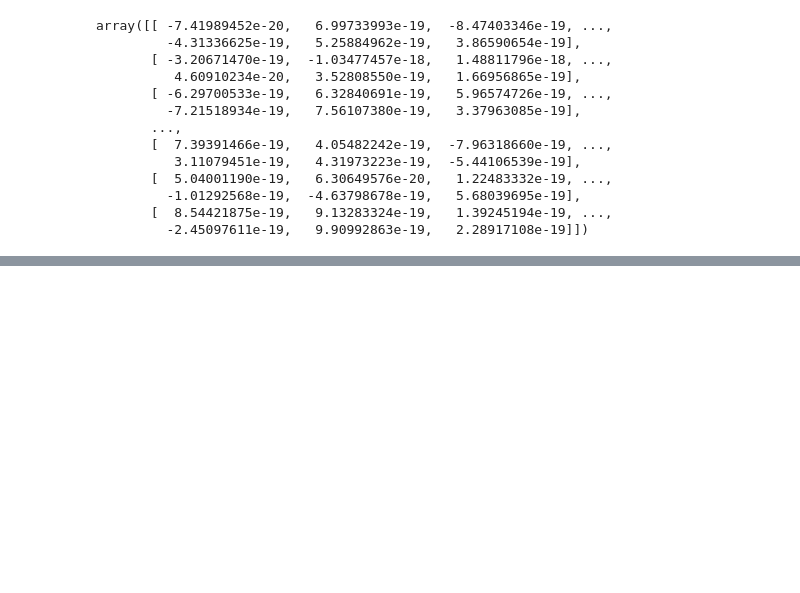
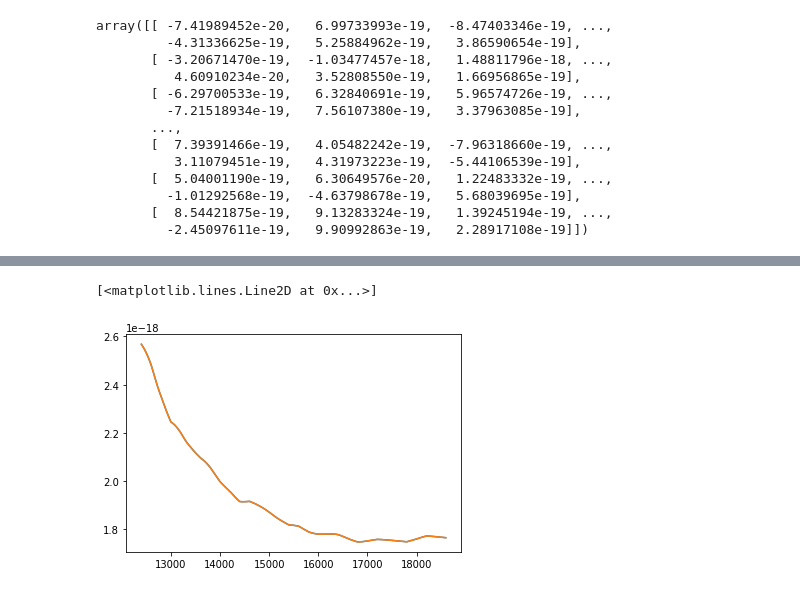
Before and after one commit to dedale-fet/dedale_d51, a Jupyter notebook: notebooks/quick_noise_checks.ipynb, the cells around one changed output, grey strips where cells are left out. Drawn from its saved outputs; the diff is of its cells as text; code cells hidden in the pictures; blank space fills up the shorter version.

```diff
--- a/notebooks/quick_noise_checks.ipynb
+++ b/notebooks/quick_noise_checks.ipynb
@@ -90,0 +120,10 @@ array([[ -7.41989452e-20,   6.99733993e-19,  -8.47403346e-19, ...,
+# %%
+errorcurve = hdu["error"]
+# %%
+errors = np.tile(errorcurve, (4, 1)).T
+# %%
+plt.plot(hdu["wave"], errors[:, 0])
+plt.plot(hdu["wave"], errors[:, 1])
+# %% [output]
+[<matplotlib.lines.Line2D at 0x...>]
+[figure, added]
```
Also changed, not shown: parts of 6 cells of this notebook, 1 other file.
